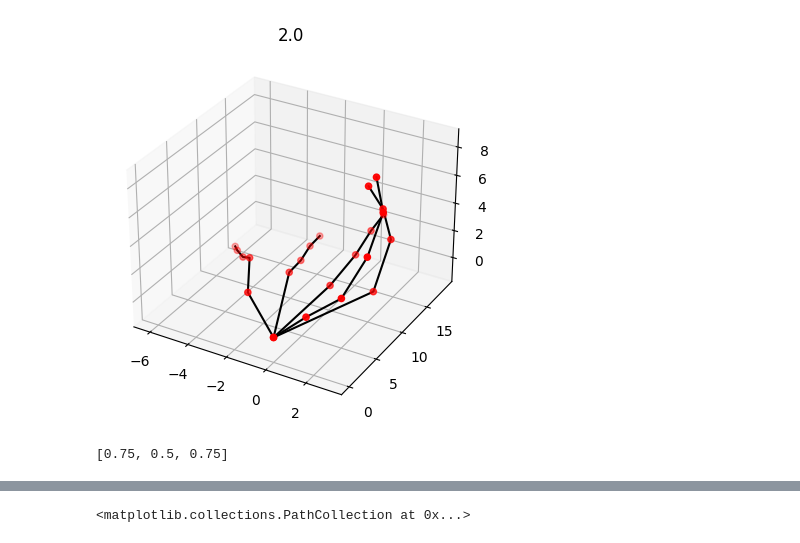
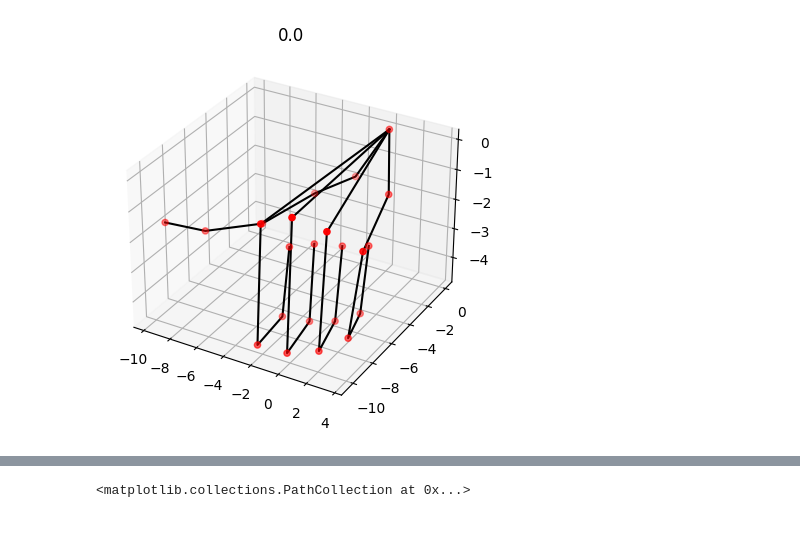
Before and after one commit to lukshis/deep-learning-tests, a Jupyter notebook: utils/visualiseData.ipynb, the cells around one changed output, grey strips where cells are left out. Cells and saved outputs as stored; diff of their text form; code cells hidden in the pictures.

```diff
--- a/utils/visualiseData.ipynb
+++ b/utils/visualiseData.ipynb
@@ -25,14 +26,10 @@ def CollectLocations(data):
     y = []
     z = []
     locations = []
-    for i in range(len(data[2:])):
-        match i % 3:
-            case 0:
-                x.append(data[i+2])
-            case 1:
-                y.append(data[i+2])
-            case 2:
-                z.append(data[i+2])
+    for i in range(24):
+        x.append(data[2+i*6])
+        y.append(data[2+(i*6)+1])
+        z.append(data[2+(i*6)+2])
     locations = [x, y, z]
     return locations
 # %%
@@ -60,6 +57,8 @@ def VisualizeLocation(data, line_points):
 path = "../data/"
 
 data = ReadLocation(path)
+rot_data = ReadData(path, loc=False)
+all_data = ReadData(path, loc=True)
 points = [[0, 1],
           [1, 2, 3, 4, 5, 19],
           [1, 6, 7, 8, 20],
@@ -69,8 +72,6 @@ points = [[0, 1],
 # %%
-VisualizeLocation(data[8], points)
+VisualizeLocation(all_data[6], points)
 # %% [output]
-[figure, old version]
+[figure, new version]
 # %%
-all_data[0]['rot'][0]
+data[0]['rot'][0]
-# %% [output]
-[0.75, 0.5, 0.75]
```
Also changed, not shown: parts of 7 cells of this notebook, 6 other files.
